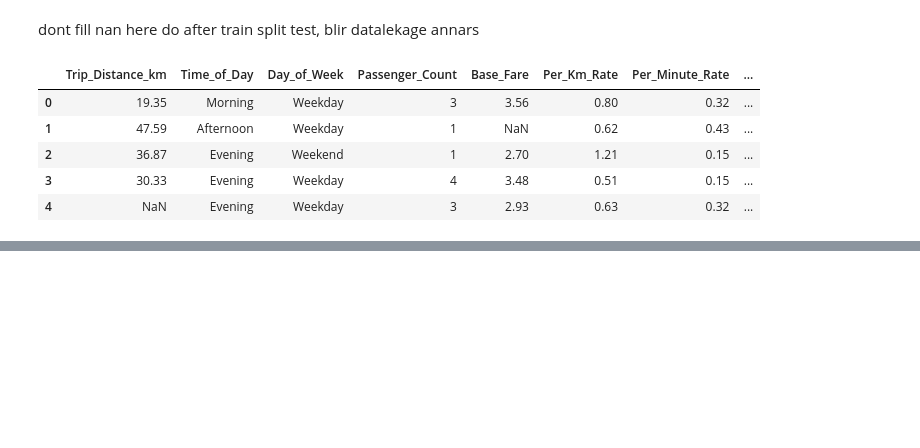
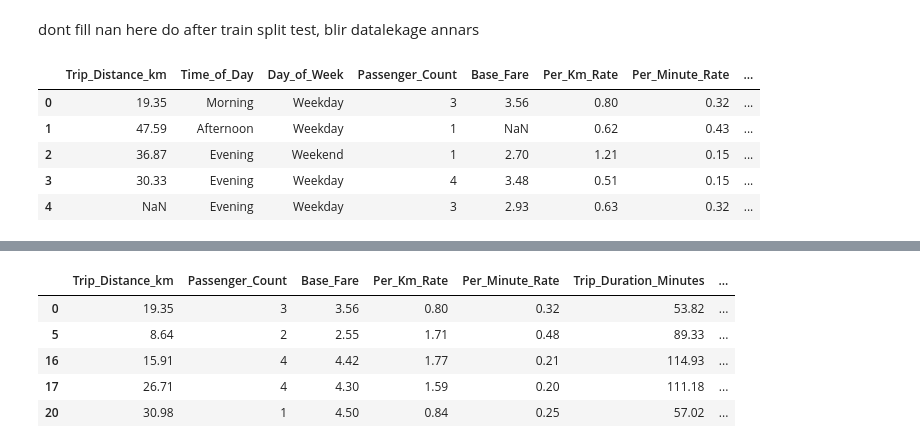
Before and after one commit to aliciagez/taxi_prediction_fullstack_alicia, a Jupyter notebook: src/taxipred/model_development/fillna_cleaning.ipynb, the cells around one changed output, grey strips where cells are left out. Saved outputs shown, nothing was run; the diff lists cells and outputs as text; code cells hidden in the pictures; blank space fills up the shorter version.

```diff
--- a/src/taxipred/model_development/fillna_cleaning.ipynb
+++ b/src/taxipred/model_development/fillna_cleaning.ipynb
@@ -51,3 +48,2 @@ array([0, 1])
 # %%
-df_clean = df_drop_en.drop(columns=["Time_of_Day"])
-df_clean.head(4)
+df_clean = pd.get_dummies(df_drop_en, columns=["Time_of_Day"], drop_first=True, dtype=int)
@@ -77,0 +73,2 @@ memory usage: 63.6 KB
+# %%
+df_cleand = df_clean.dropna()
@@ -78 +102,14 @@ memory usage: 63.6 KB
+# %%
+df_cleand["Trip_Price"] = pd.cut(df_cleand["Trip_Price"],
+        bins=[0, 22, 33, 52, 66, 100],
+        labels=["Low", "sort of low", "medium", "high", "very high"])
+
+df_cleand.head()
+# %% [output]
+|  | Trip_Distance_km | Passenger_Count | Base_Fare | Per_Km_Rate | Per_Minute_Rate | Trip_Duration_Minutes | ... |
+| 0 | 19.35 | 3 | 3.56 | 0.80 | 0.32 | 53.82 | ... |
+| 5 | 8.64 | 2 | 2.55 | 1.71 | 0.48 | 89.33 | ... |
+| 16 | 15.91 | 4 | 4.42 | 1.77 | 0.21 | 114.93 | ... |
+| 17 | 26.71 | 4 | 4.30 | 1.59 | 0.20 | 111.18 | ... |
+| 20 | 30.98 | 1 | 4.50 | 0.84 | 0.25 | 57.02 | ... |
 # %%
```
Also changed, not shown: parts of 7 cells of this notebook, 6 other files.
